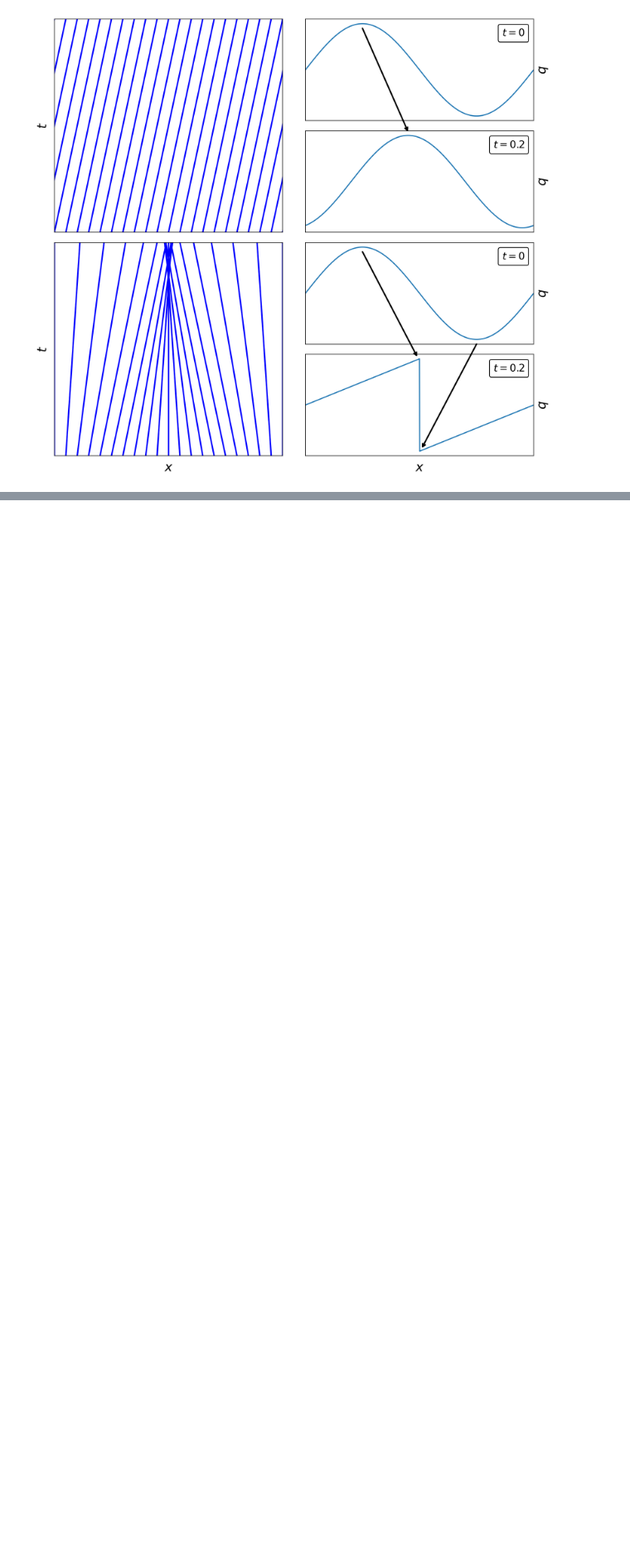
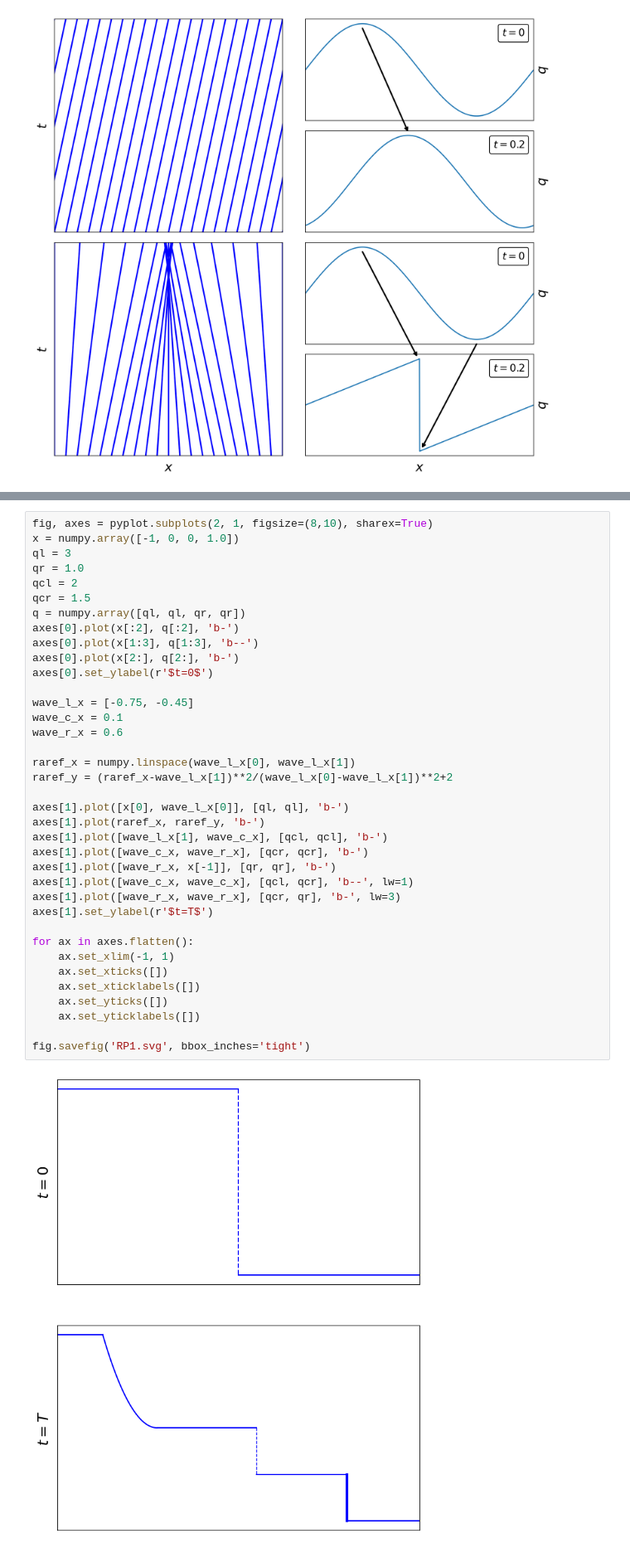
Before and after one commit to IanHawke/slides, a Jupyter notebook: et-2023/figures/plots.ipynb, the cells around one changed output, grey strips where cells are left out. Shown at 83% size. Saved outputs shown, nothing was run; the diff lists cells and outputs as text; blank space fills up the shorter version.

```diff
--- a/et-2023/figures/plots.ipynb
+++ b/et-2023/figures/plots.ipynb
@@ -147,0 +150,39 @@ pyplot.savefig("characteristics.svg", bbox_inches="tight")
+# %%
+fig, axes = pyplot.subplots(2, 1, figsize=(8,10), sharex=True)
+x = numpy.array([-1, 0, 0, 1.0])
+ql = 3
+qr = 1.0
+qcl = 2
+qcr = 1.5
+q = numpy.array([ql, ql, qr, qr])
+axes[0].plot(x[:2], q[:2], 'b-')
+axes[0].plot(x[1:3], q[1:3], 'b--')
+axes[0].plot(x[2:], q[2:], 'b-')
+axes[0].set_ylabel(r'$t=0$')
+
+wave_l_x = [-0.75, -0.45]
+wave_c_x = 0.1
+wave_r_x = 0.6
+
+raref_x = numpy.linspace(wave_l_x[0], wave_l_x[1])
+raref_y = (raref_x-wave_l_x[1])**2/(wave_l_x[0]-wave_l_x[1])**2+2
+
+axes[1].plot([x[0], wave_l_x[0]], [ql, ql], 'b-')
+axes[1].plot(raref_x, raref_y, 'b-')
+axes[1].plot([wave_l_x[1], wave_c_x], [qcl, qcl], 'b-')
+axes[1].plot([wave_c_x, wave_r_x], [qcr, qcr], 'b-')
+axes[1].plot([wave_r_x, x[-1]], [qr, qr], 'b-')
+axes[1].plot([wave_c_x, wave_c_x], [qcl, qcr], 'b--', lw=1)
+axes[1].plot([wave_r_x, wave_r_x], [qcr, qr], 'b-', lw=3)
+axes[1].set_ylabel(r'$t=T$')
+
+for ax in axes.flatten():
+    ax.set_xlim(-1, 1)
+    ax.set_xticks([])
+    ax.set_xticklabels([])
+    ax.set_yticks([])
+    ax.set_yticklabels([])
+
+fig.savefig('RP1.svg', bbox_inches='tight')
+# %% [output]
+[figure, added]
```
Also changed, not shown: parts of 2 cells of this notebook, 2 other files.
